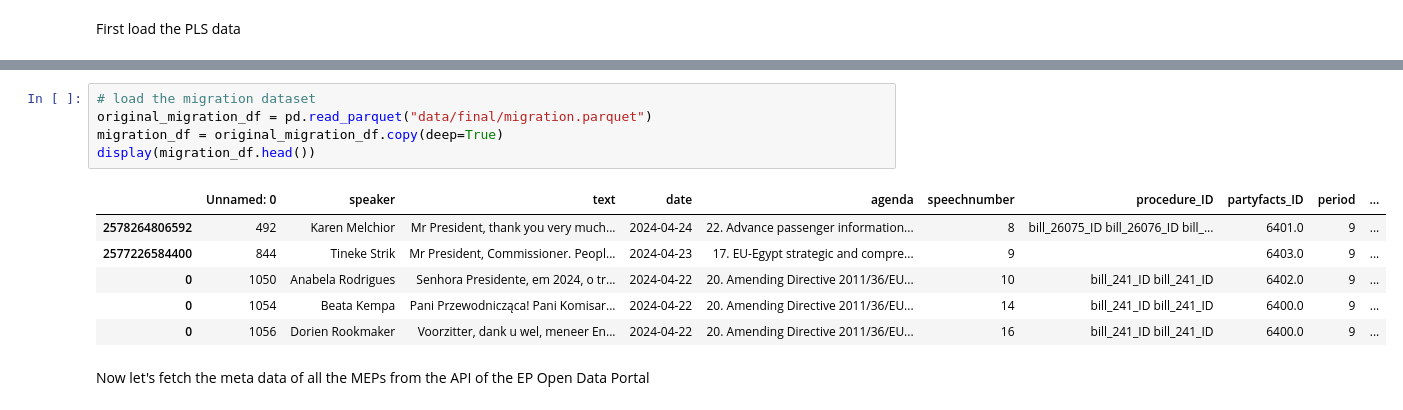
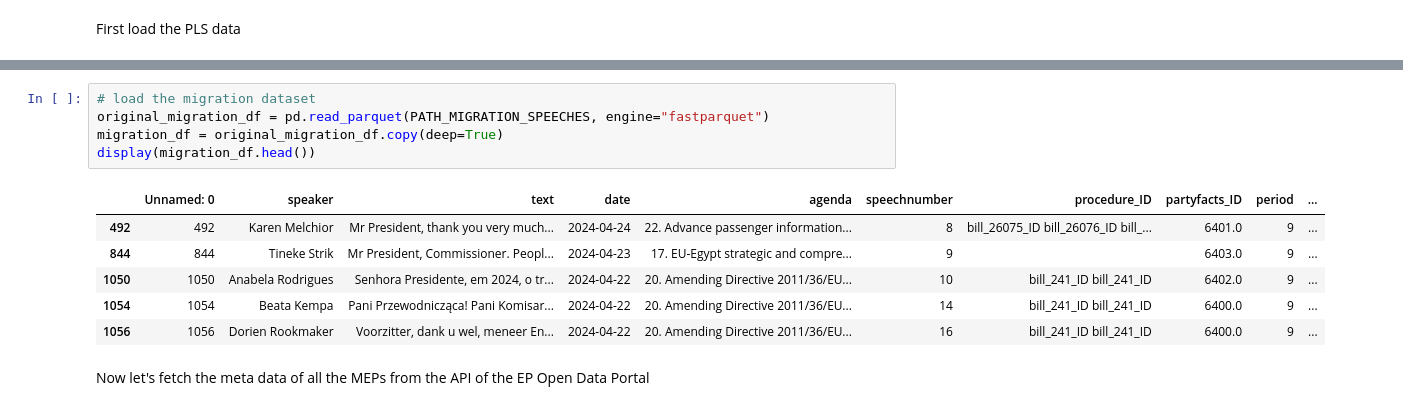
Before and after one commit to derkleinejakob/euparl_discourse, a Jupyter notebook: experiments/preprocessing_checks/pre5_1_enrich_migration_with_epID.ipynb, the cells around one changed output, grey strips where cells are left out. Cells and saved outputs as stored; diff of their text form.

```diff
--- a/experiments/pre5_1_enrich_migration_with_epID.ipynb
+++ b/experiments/preprocessing_checks/pre5_1_enrich_migration_with_epID.ipynb
@@ -146,15 +31,15 @@ display(pls_df.head())
 # %%
 # load the migration dataset
-original_migration_df = pd.read_parquet("data/final/migration.parquet")
+original_migration_df = pd.read_parquet(PATH_MIGRATION_SPEECHES, engine="fastparquet")
 migration_df = original_migration_df.copy(deep=True)
 display(migration_df.head())
 # %% [output]
 |  | Unnamed: 0 | speaker | text | date | agenda | speechnumber | procedure_ID | partyfacts_ID | period | ... |
-| 2578264806592 | 492 | Karen Melchior | Mr President, thank you very much... | 2024-04-24 | 22. Advance passenger information... | 8 | bill_26075_ID bill_26076_ID bill_... | 6401.0 | 9 | ... |
-| 2577226584400 | 844 | Tineke Strik | Mr President, Commissioner. Peopl... | 2024-04-23 | 17. EU-Egypt strategic and compre... | 9 |  | 6403.0 | 9 | ... |
-| 0 | 1050 | Anabela Rodrigues | Senhora Presidente, em 2024, o tr... | 2024-04-22 | 20. Amending Directive 2011/36/EU... | 10 | bill_241_ID bill_241_ID | 6402.0 | 9 | ... |
-| 0 | 1054 | Beata Kempa | Pani Przewodnicząca! Pani Komisar... | 2024-04-22 | 20. Amending Directive 2011/36/EU... | 14 | bill_241_ID bill_241_ID | 6400.0 | 9 | ... |
-| 0 | 1056 | Dorien Rookmaker | Voorzitter, dank u wel, meneer En... | 2024-04-22 | 20. Amending Directive 2011/36/EU... | 16 | bill_241_ID bill_241_ID | 6400.0 | 9 | ... |
+| 492 | 492 | Karen Melchior | Mr President, thank you very much... | 2024-04-24 | 22. Advance passenger information... | 8 | bill_26075_ID bill_26076_ID bill_... | 6401.0 | 9 | ... |
+| 844 | 844 | Tineke Strik | Mr President, Commissioner. Peopl... | 2024-04-23 | 17. EU-Egypt strategic and compre... | 9 |  | 6403.0 | 9 | ... |
+| 1050 | 1050 | Anabela Rodrigues | Senhora Presidente, em 2024, o tr... | 2024-04-22 | 20. Amending Directive 2011/36/EU... | 10 | bill_241_ID bill_241_ID | 6402.0 | 9 | ... |
+| 1054 | 1054 | Beata Kempa | Pani Przewodnicząca! Pani Komisar... | 2024-04-22 | 20. Amending Directive 2011/36/EU... | 14 | bill_241_ID bill_241_ID | 6400.0 | 9 | ... |
+| 1056 | 1056 | Dorien Rookmaker | Voorzitter, dank u wel, meneer En... | 2024-04-22 | 20. Amending Directive 2011/36/EU... | 16 | bill_241_ID bill_241_ID | 6400.0 | 9 | ... |
 # %% [markdown]
 Now let's fetch the meta data of all the MEPs from the API of the EP Open Data Portal
 # %%
```
Also changed, not shown: parts of 29 cells of this notebook, 12 other files.
